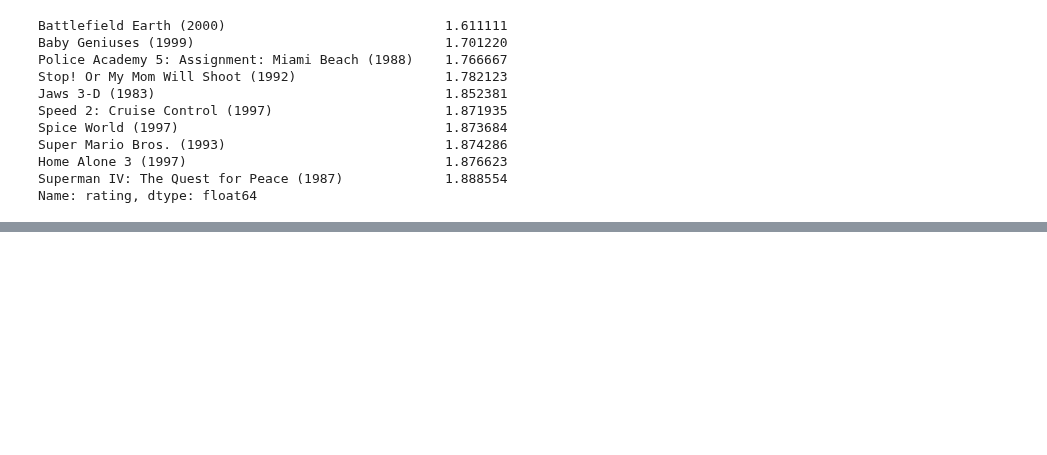
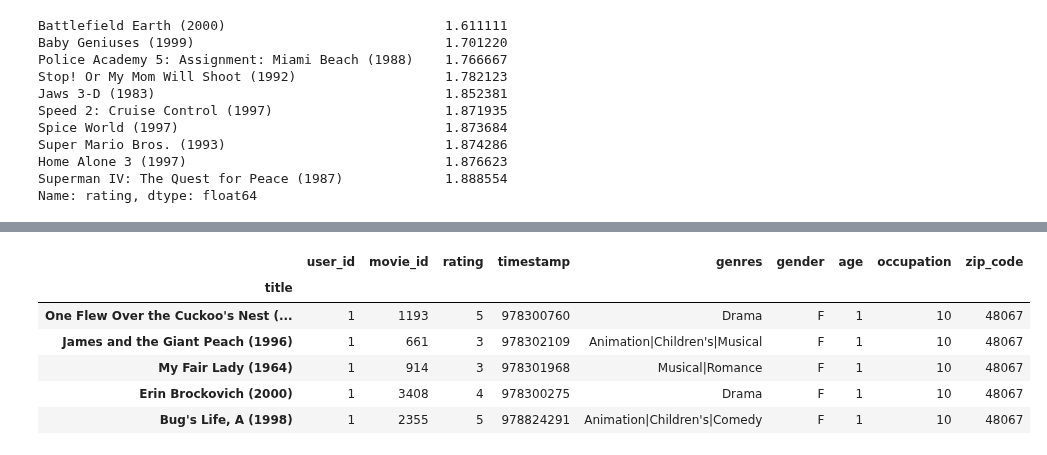
Before and after one commit to esn73/lab_python, a Jupyter notebook: py25_movielens_ipynb의_사본.ipynb, the cells around one changed output, grey strips where cells are left out. Drawn from its saved outputs; the diff is of its cells as text; code cells hidden in the pictures; blank space fills up the shorter version.

```diff
--- a/py25_movielens_ipynb의_사본.ipynb
+++ b/py25_movielens_ipynb의_사본.ipynb
@@ -756,0 +976,13 @@ Name: rating, dtype: float64
+# %%
+# DataFrame에서 영화 제목(title) 컬럼을 인덱스로 만ㄷ름
+df_widh_index = df.set_index('title')
+# %%
+df_widh_index.head()
+# %% [output]
+|  | user_id | movie_id | rating | timestamp | genres | gender | age | occupation | zip_code |
+| title |  |  |  |  |  |  |  |  |  |
+| One Flew Over the Cuckoo's Nest (... | 1 | 1193 | 5 | 978300760 | Drama | F | 1 | 10 | 48067 |
+| James and the Giant Peach (1996) | 1 | 661 | 3 | 978302109 | Animation|Children's|Musical | F | 1 | 10 | 48067 |
+| My Fair Lady (1964) | 1 | 914 | 3 | 978301968 | Musical|Romance | F | 1 | 10 | 48067 |
+| Erin Brockovich (2000) | 1 | 3408 | 4 | 978300275 | Drama | F | 1 | 10 | 48067 |
+| Bug's Life, A (1998) | 1 | 2355 | 5 | 978824291 | Animation|Children's|Comedy | F | 1 | 10 | 48067 |
```
Also changed, not shown: parts of 19 cells of this notebook.
